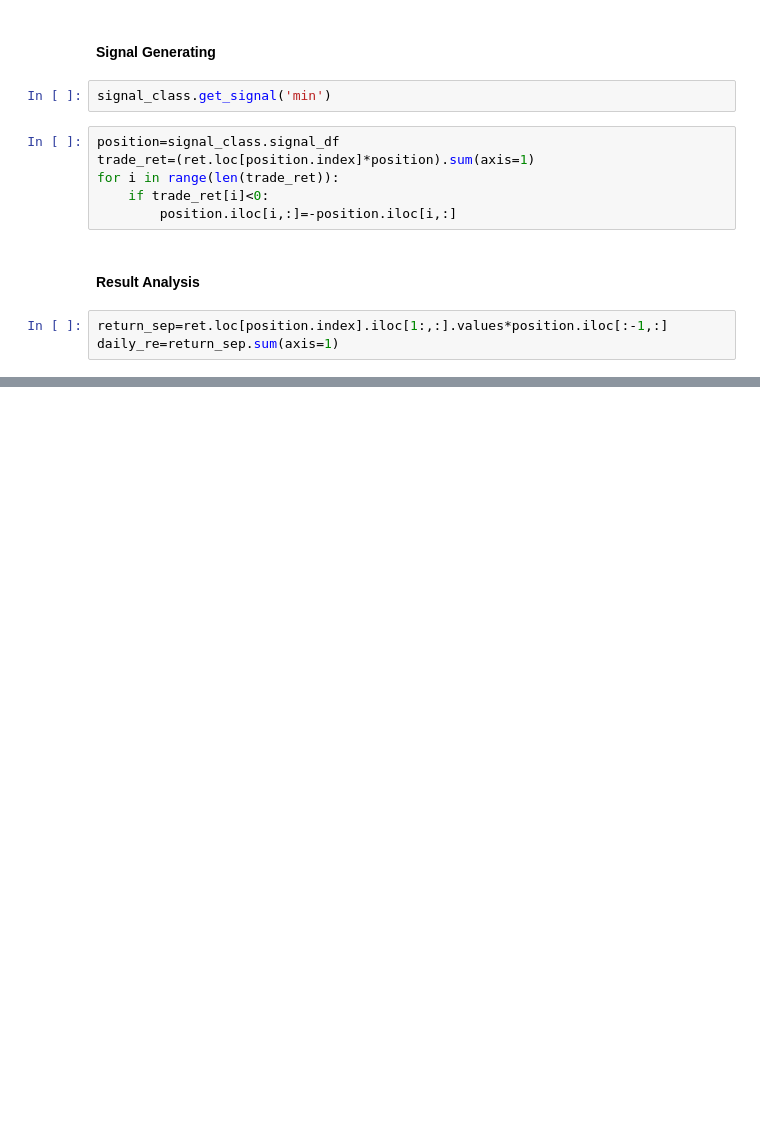
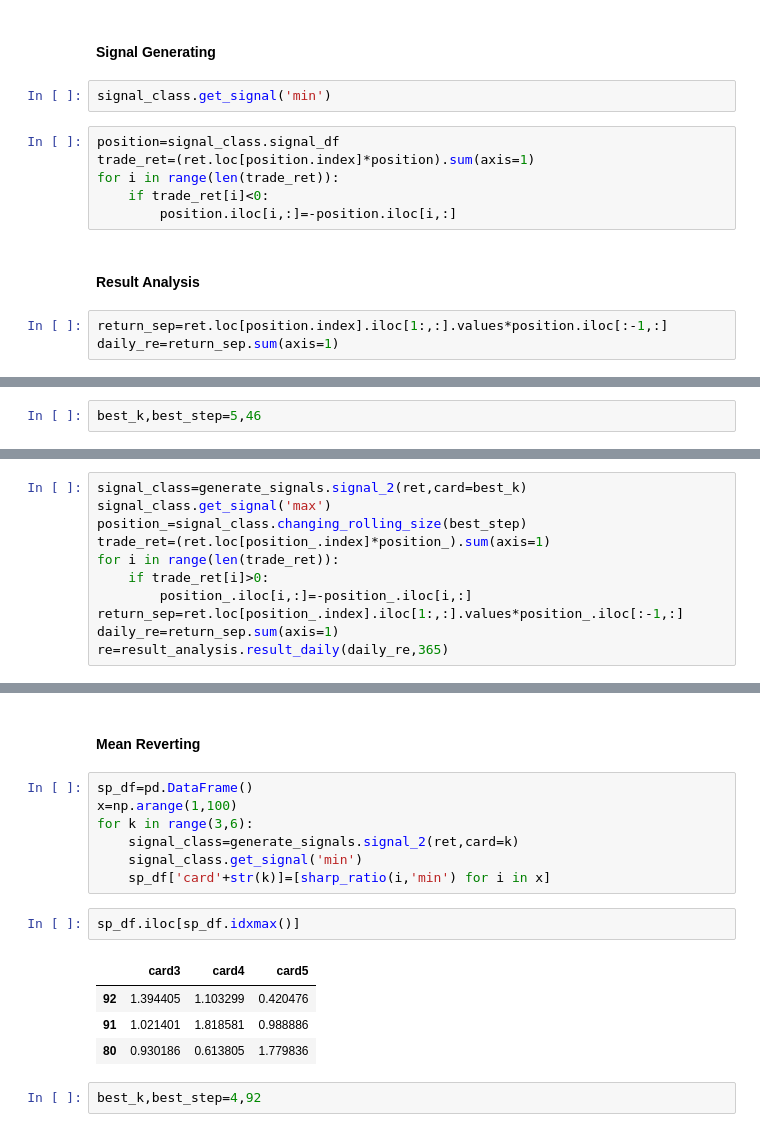
Before and after one commit to DihengChen/Cryptocurrency_Strategy, a Jupyter notebook: Implement/Identifying Small Mean Reverting Portfolios.ipynb, the cells around one changed output, grey strips where cells are left out. Saved outputs shown, nothing was run; the diff lists cells and outputs as text; blank space fills up the shorter version.

```diff
--- a/Implement/Identifying Small Mean Reverting Portfolios.ipynb
+++ b/Implement/Identifying Small Mean Reverting Portfolios.ipynb
@@ -165,0 +205,2 @@ re_a2.figure_plot()
+# %%
+best_k,best_step=5,46
@@ -165,0 +212,11 @@ re_a2.figure_plot()
+# %%
+signal_class=generate_signals.signal_2(ret,card=best_k)
+signal_class.get_signal('max')
+position_=signal_class.changing_rolling_size(best_step)
+trade_ret=(ret.loc[position_.index]*position_).sum(axis=1)
+for i in range(len(trade_ret)):
+    if trade_ret[i]>0:
+        position_.iloc[i,:]=-position_.iloc[i,:]
+return_sep=ret.loc[position_.index].iloc[1:,:].values*position_.iloc[:-1,:]
+daily_re=return_sep.sum(axis=1)
+re=result_analysis.result_daily(daily_re,365)
@@ -165,0 +238,18 @@ re_a2.figure_plot()
+# %% [markdown]
+#### Mean Reverting
+# %%
+sp_df=pd.DataFrame()
+x=np.arange(1,100)
+for k in range(3,6):
+    signal_class=generate_signals.signal_2(ret,card=k)
+    signal_class.get_signal('min')
+    sp_df['card'+str(k)]=[sharp_ratio(i,'min') for i in x]
+# %%
+sp_df.iloc[sp_df.idxmax()]
+# %% [output]
+|  | card3 | card4 | card5 |
+| 92 | 1.394405 | 1.103299 | 0.420476 |
+| 91 | 1.021401 | 1.818581 | 0.988886 |
+| 80 | 0.930186 | 0.613805 | 1.779836 |
+# %%
+best_k,best_step=4,92
```
Also changed, not shown: parts of 18 cells of this notebook.
